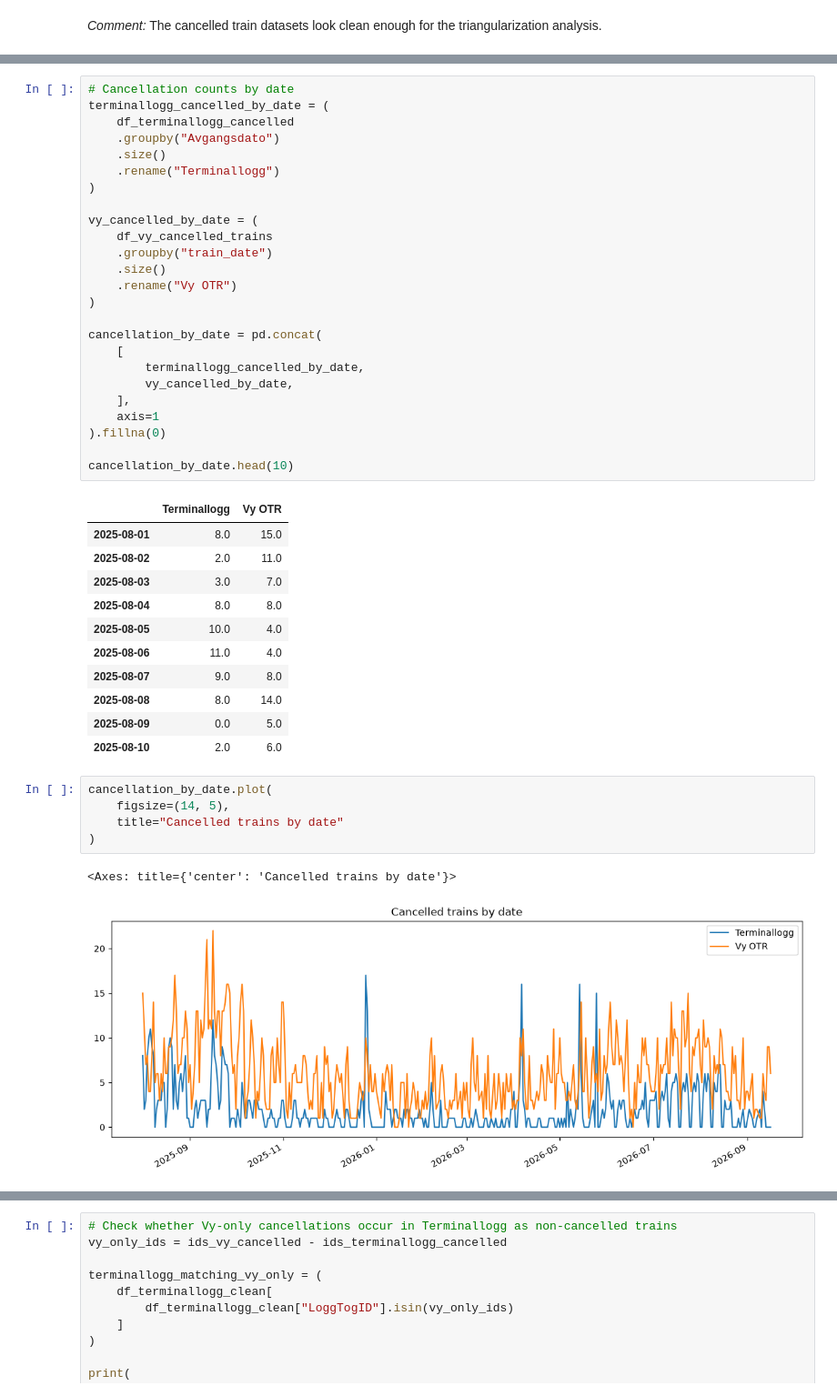
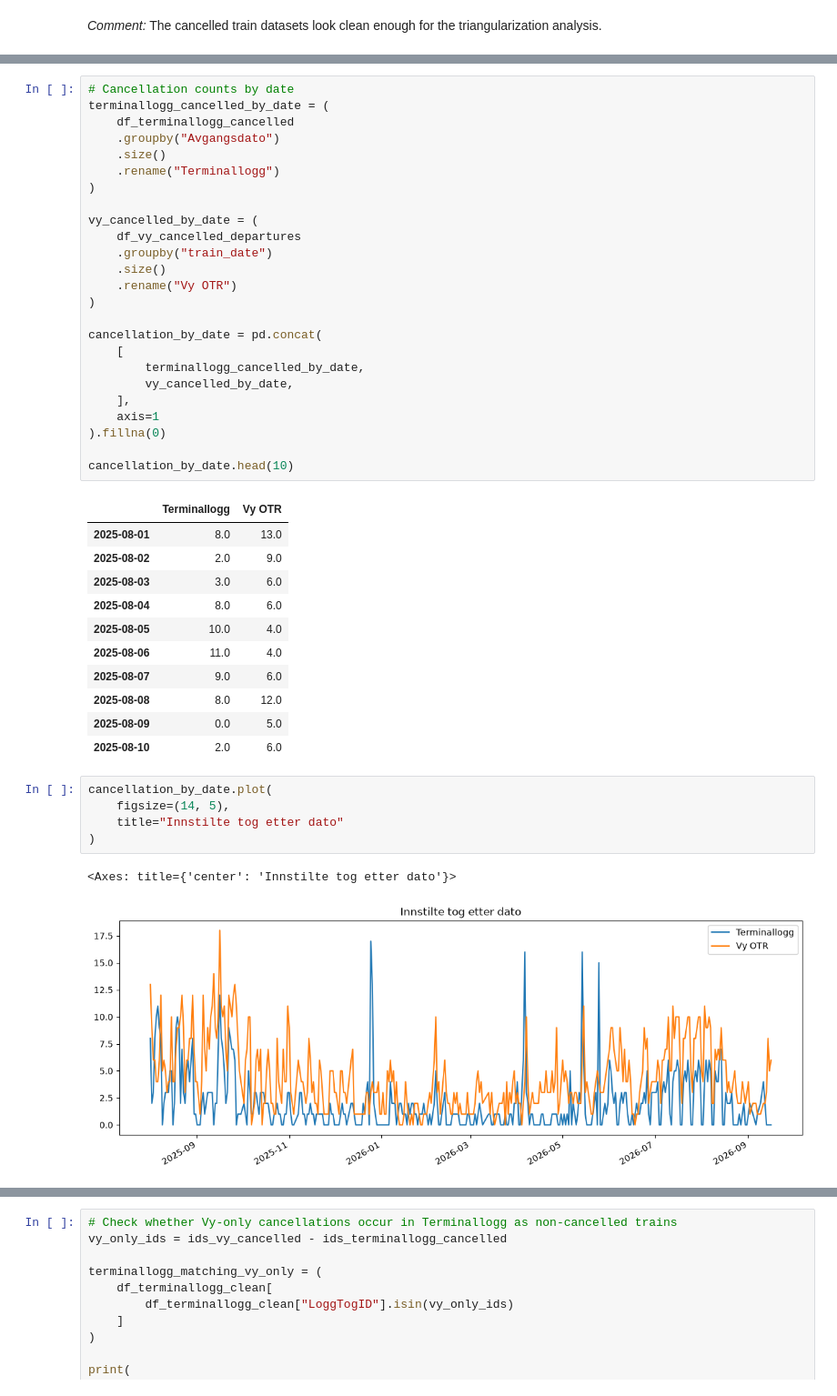
Before and after one commit to KriStrom/masteroppgave26SixSigmaDataanalyse, a Jupyter notebook: 01_measure_phase/01_01_data_quality_analysis.ipynb, the cells around one changed output, grey strips where cells are left out. Shown at 91% size. Saved outputs shown, nothing was run; the diff lists cells and outputs as text.

Commit message:
finished data quality analysis and exported one-big-table

```diff
--- a/01_measure_phase/01_01_data_quality_analysis.ipynb
+++ b/01_measure_phase/01_01_data_quality_analysis.ipynb
@@ -5517,7 +5529,7 @@ terminallogg_cancelled_by_date = (
 )
 
 vy_cancelled_by_date = (
-    df_vy_cancelled_trains
+    df_vy_cancelled_departures
     .groupby("train_date")
     .size()
     .rename("Vy OTR")
@@ -5534,22 +5546,22 @@ cancellation_by_date = pd.concat(
 cancellation_by_date.head(10)
 # %% [output]
 |  | Terminallogg | Vy OTR |
-| 2025-08-01 | 8.0 | 15.0 |
-| 2025-08-02 | 2.0 | 11.0 |
-| 2025-08-03 | 3.0 | 7.0 |
-| 2025-08-04 | 8.0 | 8.0 |
+| 2025-08-01 | 8.0 | 13.0 |
+| 2025-08-02 | 2.0 | 9.0 |
+| 2025-08-03 | 3.0 | 6.0 |
+| 2025-08-04 | 8.0 | 6.0 |
 | 2025-08-05 | 10.0 | 4.0 |
 | 2025-08-06 | 11.0 | 4.0 |
-| 2025-08-07 | 9.0 | 8.0 |
-| 2025-08-08 | 8.0 | 14.0 |
+| 2025-08-07 | 9.0 | 6.0 |
+| 2025-08-08 | 8.0 | 12.0 |
 | 2025-08-09 | 0.0 | 5.0 |
 | 2025-08-10 | 2.0 | 6.0 |
 # %%
 cancellation_by_date.plot(
     figsize=(14, 5),
-    title="Cancelled trains by date"
+    title="Innstilte tog etter dato"
 )
 # %% [output]
-<Axes: title={'center': 'Cancelled trains by date'}>
+<Axes: title={'center': 'Innstilte tog etter dato'}>
-[figure, old version]
+[figure, new version]
 # %%
```
Also changed, not shown: parts of 41 cells of this notebook, 2 other files.
